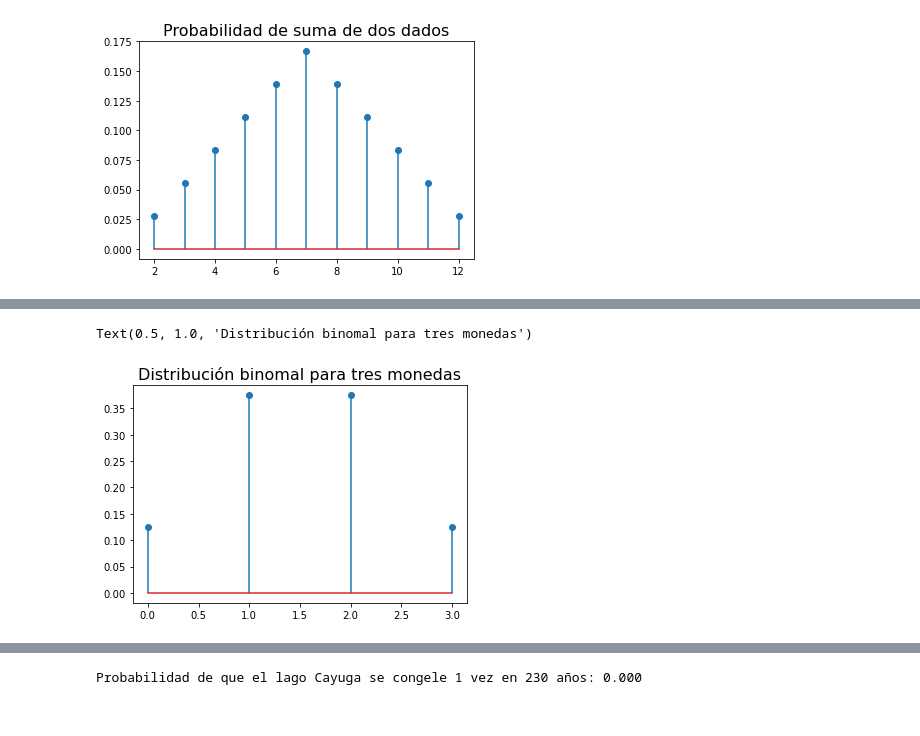
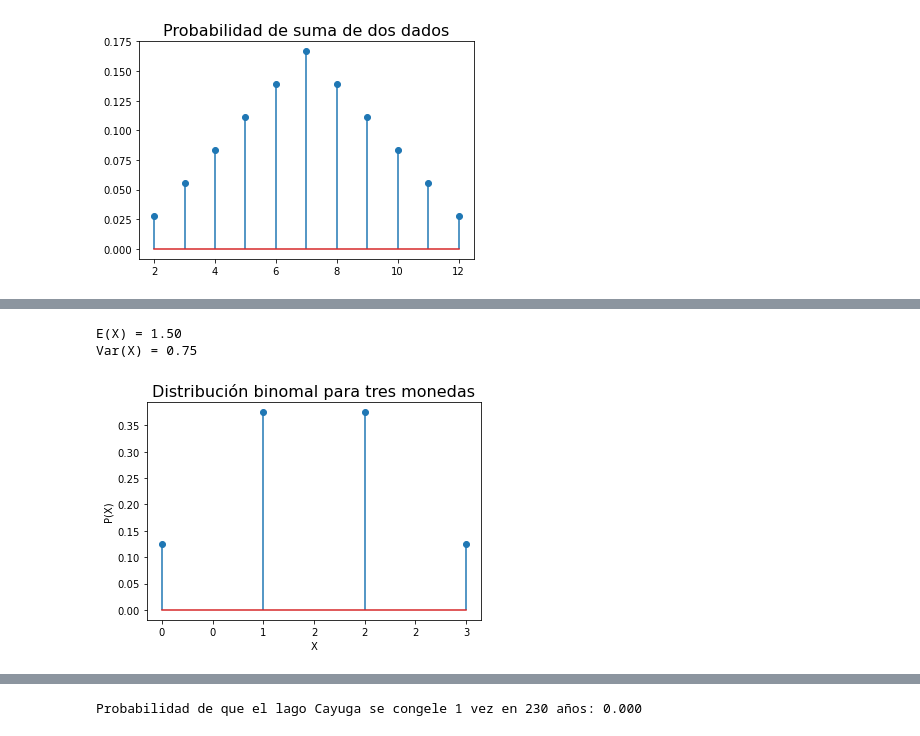
Before and after one commit to rodrigoms95/analisis-datos-22-1, a Jupyter notebook: code/discreto.ipynb, the cells around one changed output, grey strips where cells are left out. Cells and saved outputs as stored; diff of their text form; code cells hidden in the pictures.

```diff
--- a/code/discreto.ipynb
+++ b/code/discreto.ipynb
@@ -25,16 +57,27 @@ Text(0.5, 1.0, 'Probabilidad de suma de dos dados')
 # %%
 # Distribución binomial para tres monedas.
 
 n, p = 3, 0.5
 
 fig, ax = plt.subplots(1, 1)
 
 x = np.arange(0, n + 1)
 
-ax.stem(x, stats.binom.pmf(x, n, p))
+y = stats.binom.pmf(x, n, p)
+
+ax.stem(x, y)
 
 ax.set_title( "Distribución binomal para tres monedas",
     fontsize = 16)
+ax.set_xlabel("X")
+ax.set_ylabel("P(X)")
+ax.xaxis.set_major_formatter("{x:.0f}")
+
+m, v = stats.binom.stats(n, p)
+
+print("E(X) = " + f"{m:.2f}")
+print("Var(X) = " + f"{v:.2f}")
 # %% [output]
-Text(0.5, 1.0, 'Distribución binomal para tres monedas')
+E(X) = 1.50
+Var(X) = 0.75
-[figure, old version]
+[figure, new version]
```
Also changed, not shown: parts of 3 cells of this notebook, 3 other files.
